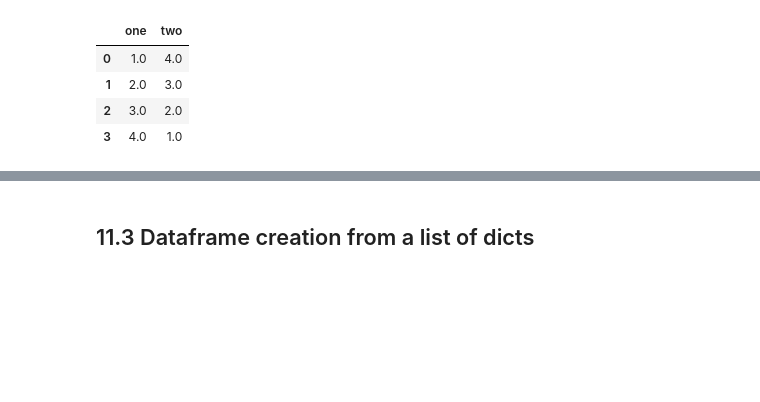
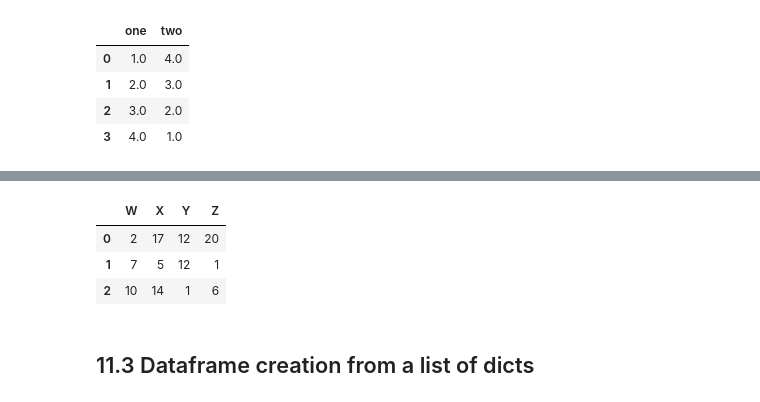
Before and after one commit to sophiapyx/Week1-Intro-to-Python, a Jupyter notebook: Introduction_to_Python.ipynb, the cells around one changed output, grey strips where cells are left out. Cells and saved outputs as stored; diff of their text form; code cells hidden in the pictures; blank space fills up the shorter version.

```diff
--- a/Introduction_to_Python.ipynb
+++ b/Introduction_to_Python.ipynb
@@ -1385,3 +1517,13 @@ df2
+# %%
+#example 26: Create a DataFrame of random integers.
+
+df3 = pd.DataFrame(np.random.randint(1, 21, size=(3,4)), columns=['W','X','Y','Z'])
+df3
+# %% [output]
+|  | W | X | Y | Z |
+| 0 | 2 | 17 | 12 | 20 |
+| 1 | 7 | 5 | 12 | 1 |
+| 2 | 10 | 14 | 1 | 6 |
 # %% [markdown]
 ## 11.3 Dataframe creation from a list of dicts
 # %%
```
Also changed, not shown: parts of 52 cells of this notebook.
